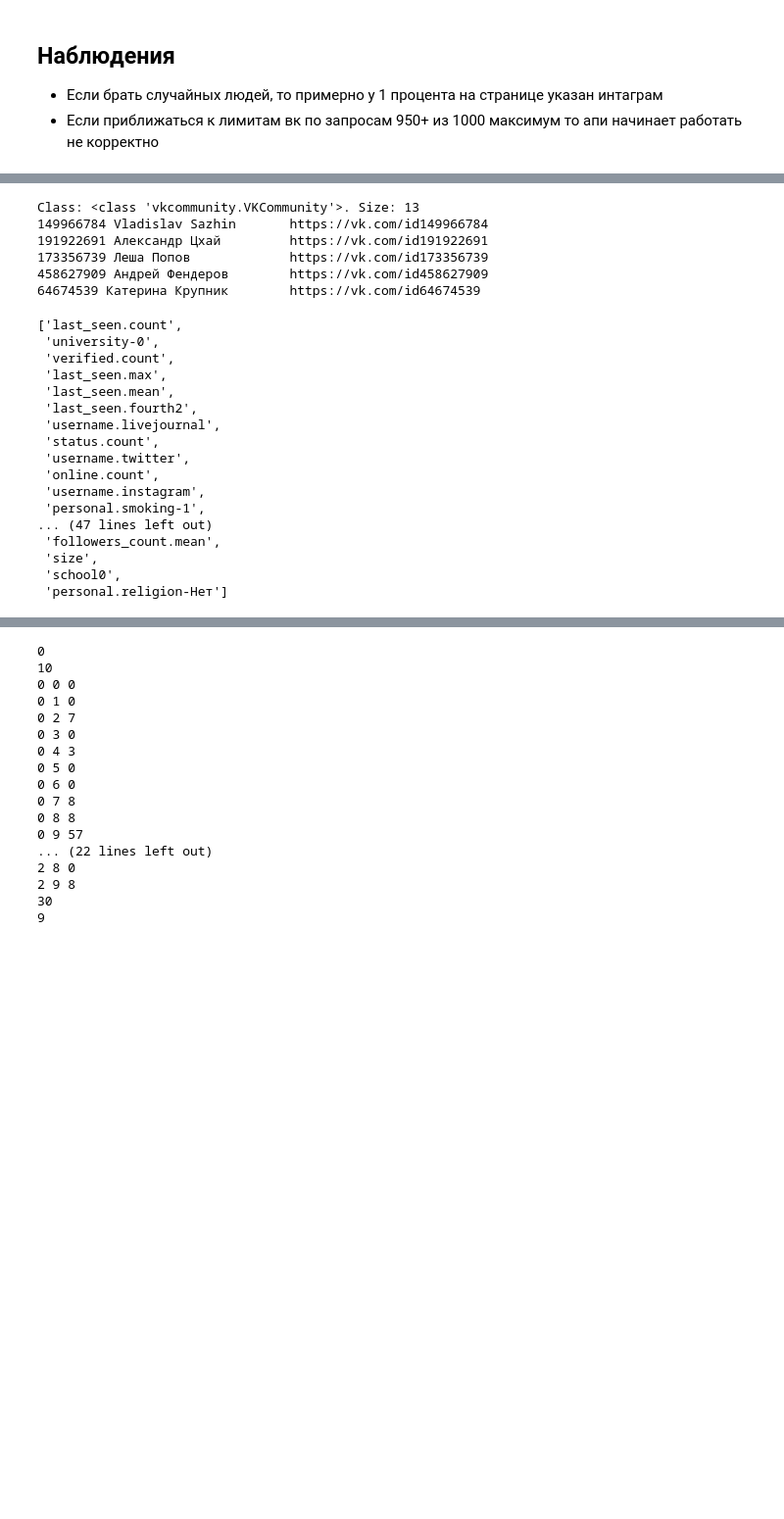
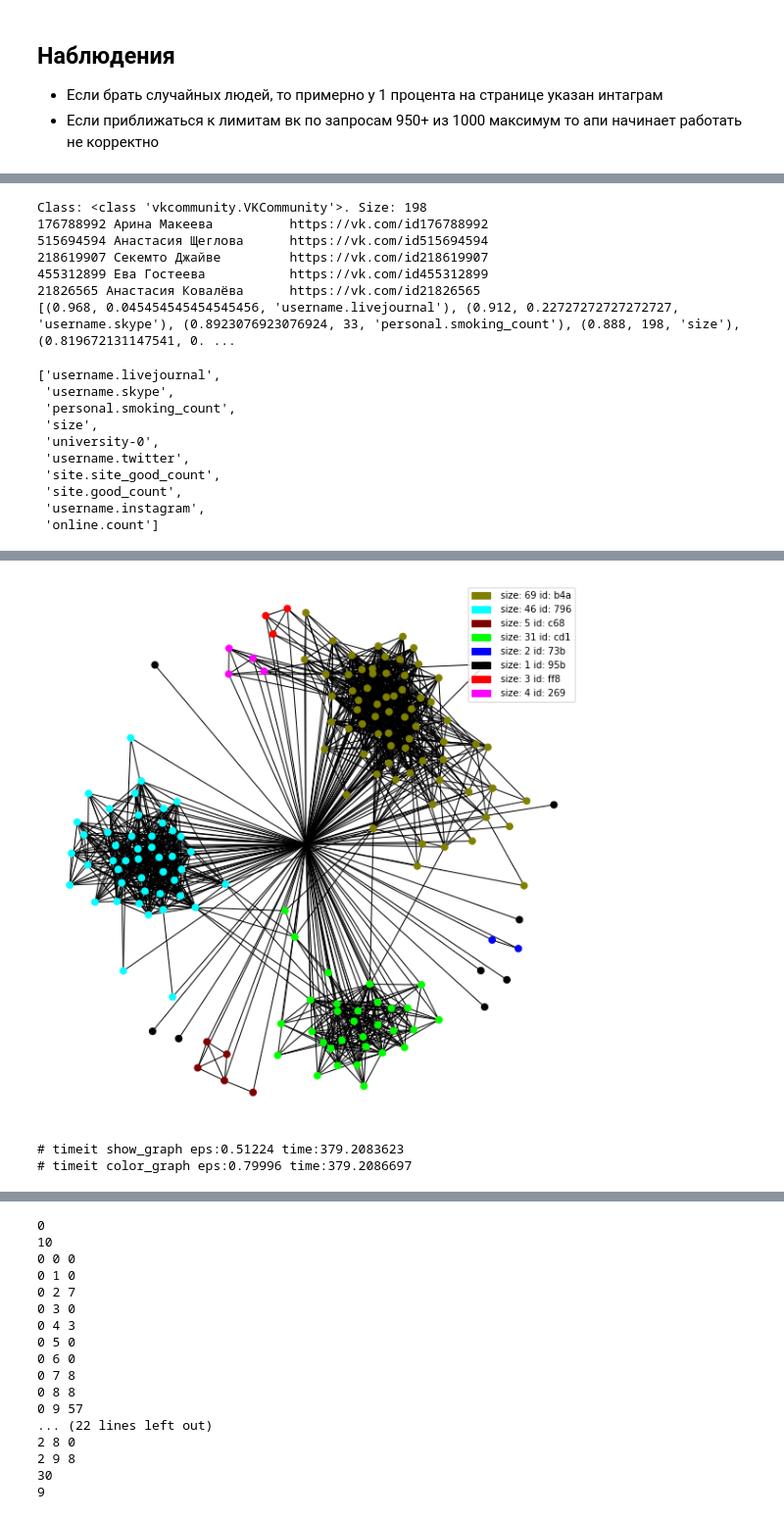
Before and after one commit to fivol/ntrail, a Jupyter notebook: backend/ntrail.ipynb, the cells around one changed output, grey strips where cells are left out. Shown at 98% size. Saved outputs shown, nothing was run; the diff lists cells and outputs as text; code cells hidden in the pictures; blank space fills up the shorter version.

```diff
--- a/backend/ntrail.ipynb
+++ b/backend/ntrail.ipynb
@@ -150,33 +180,33 @@ logger.setLevel(logging.WARNING)
 # %%
-community = VKUser('boris2000n').friends().pools()[2]
+community = VKUser('p.volnov').friends().pools()[0]
 community.print(5)
-# print(community.collect_archive()['university-0'])
+# print(community.collect_archive(500)['city.common_list'])
 best_features = community.order_features(500, version=0)
-# print(best_features[:10])
-names = [i[2] for i in best_features]
-names = list(dict.fromkeys(names))
-names
+print(best_features[:10])
+names = [item[2] for item in best_features]
+names[:10]
 # %% [output]
-Class: <class 'vkcommunity.VKCommunity'>. Size: 13
-149966784 Vladislav Sazhin       https://vk.com/id149966784
-191922691 Александр Цхай         https://vk.com/id191922691
-173356739 Леша Попов             https://vk.com/id173356739
-458627909 Андрей Фендеров        https://vk.com/id458627909
-64674539 Катерина Крупник        https://vk.com/id64674539
+Class: <class 'vkcommunity.VKCommunity'>. Size: 198
+176788992 Арина Макеева          https://vk.com/id176788992
+515694594 Анастасия Щеглова      https://vk.com/id515694594
+218619907 Секемто Джайве         https://vk.com/id218619907
+455312899 Ева Гостеева           https://vk.com/id455312899
+21826565 Анастасия Ковалёва      https://vk.com/id21826565
+[(0.968, 0.045454545454545456, 'username.livejournal'), (0.912, 0.22727272727272727, 'username.skype'), (0.8923076923076924, 33, 'personal.smoking_count'), (0.888, 198, 'size'), (0.819672131147541, 0. ...
-['last_seen.count',
+['username.livejournal',
+ 'username.skype',
+ 'personal.smoking_count',
+ 'size',
  'university-0',
- 'verified.count',
- 'last_seen.max',
- 'last_seen.mean',
- 'last_seen.fourth2',
- 'username.livejournal',
- 'status.count',
  'username.twitter',
- 'online.count',
+ 'site.site_good_count',
+ 'site.good_count',
  'username.instagram',
- 'personal.smoking-1',
-... (47 lines left out)
- 'followers_count.mean',
- 'size',
- 'school0',
- 'personal.religion-Нет']
+ 'online.count']
+# %%
+# community.process_data()['username']['livejournal']
+user = VKUser('https://vk.com/id269339915')
+pools = user.friends().pools()
+user.friends().groups().short_data
+user.friends().color_graph()
+# %% [output]
@@ -182,0 +214,3 @@ Class: <class 'vkcommunity.VKCommunity'>. Size: 13
+[figure, added]
+# timeit show_graph eps:0.51224 time:379.2083623
+# timeit color_graph eps:0.79996 time:379.2086697
```
Also changed, not shown: parts of 11 cells of this notebook, 11 other files.
